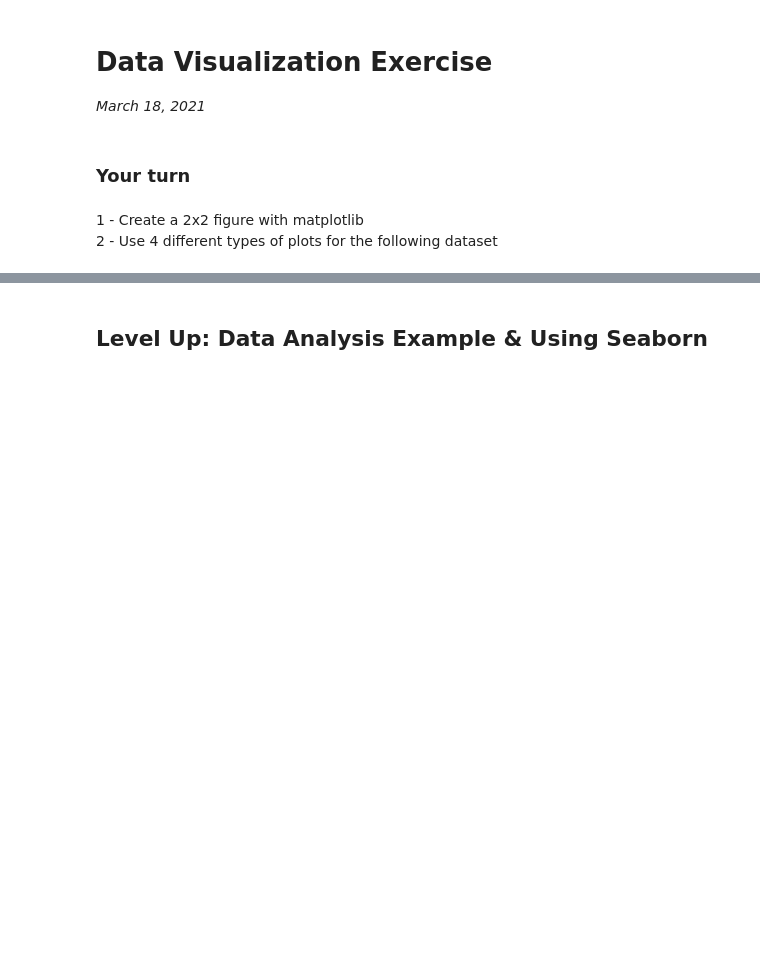
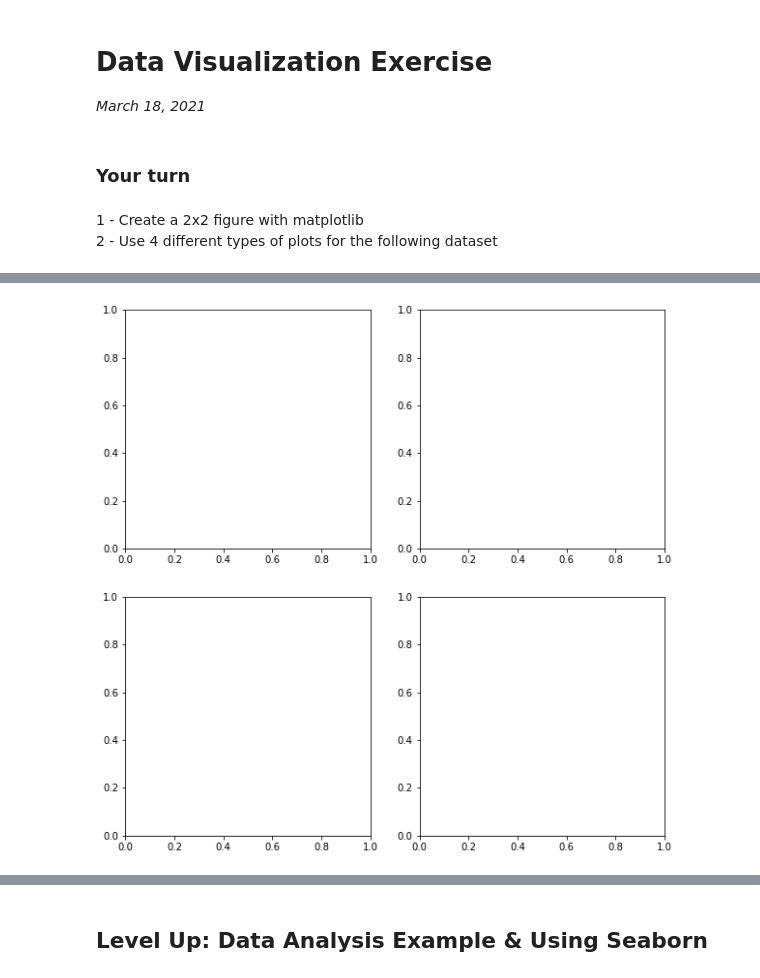
Before and after one commit to jayce7376/data_viz_exercise, a Jupyter notebook: Data_Viz.ipynb, the cells around one changed output, grey strips where cells are left out. Saved outputs shown, nothing was run; the diff lists cells and outputs as text; code cells hidden in the pictures; blank space fills up the shorter version.

```diff
--- a/Data_Viz.ipynb
+++ b/Data_Viz.ipynb
@@ -22,6 +30,8 @@ aq
 # %%
 # create a 2x2 subplot, use figsize 10x10
-fig , axes = None
+fig , axes = plt.subplots(figsize = (10,10), ncols = 2, nrows = 2)
+# %% [output]
+[figure, added]
 # %%
 # define our x and y
 x = aq1.x123
```
Also changed, not shown: parts of 10 cells of this notebook.
